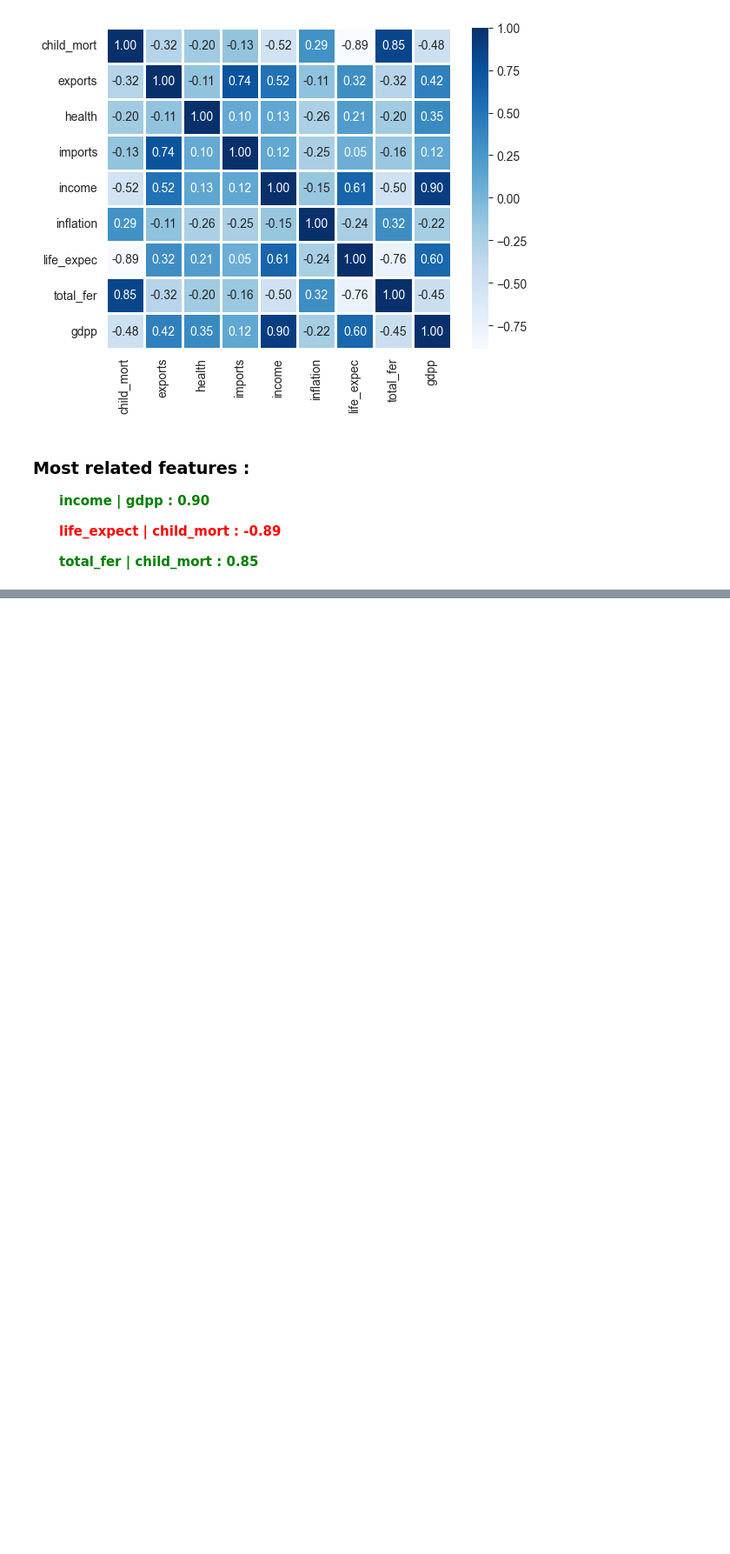
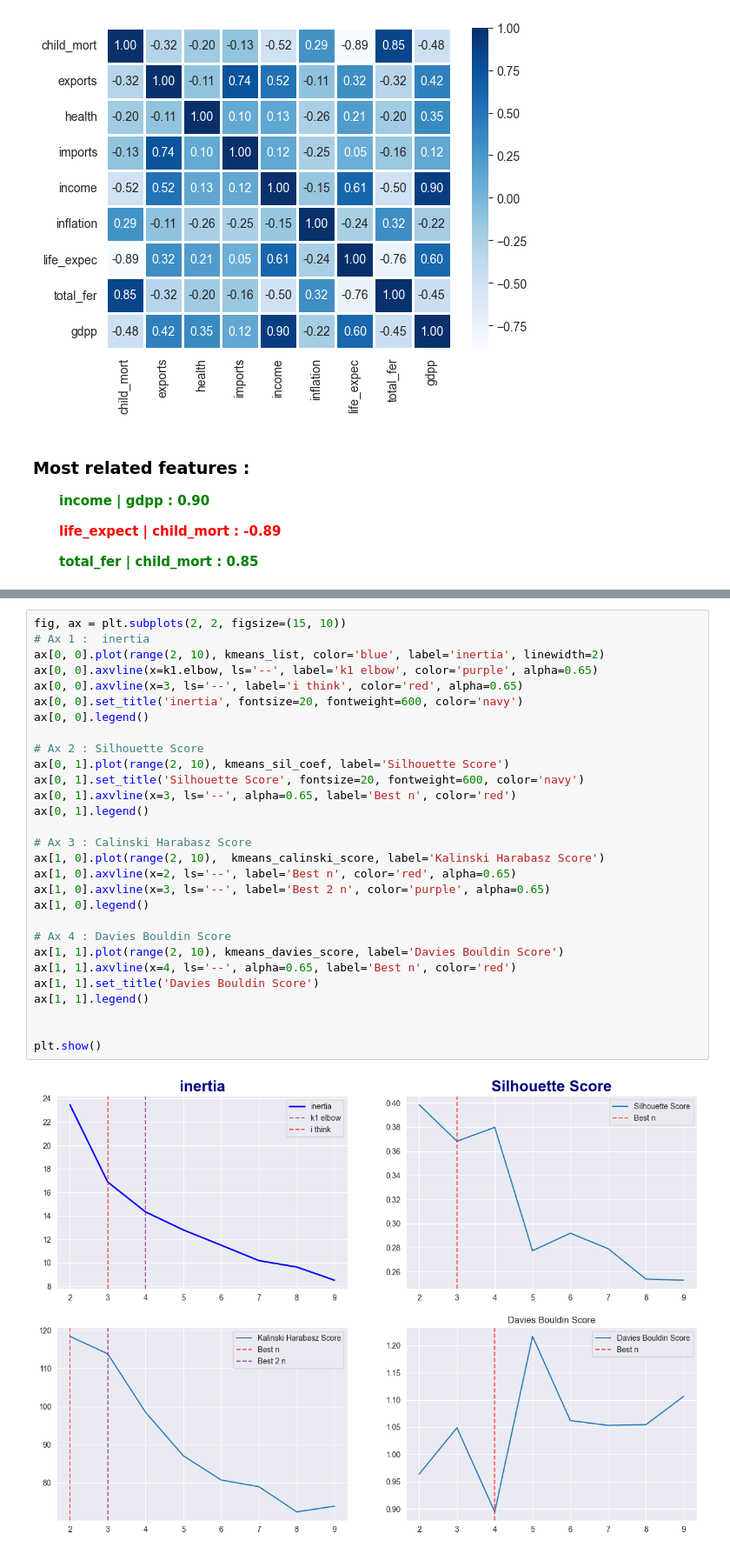
Before and after one commit to NimaPourmoradi/PCA_Country_Data_Version2, a Jupyter notebook: Country_data_Version2.ipynb, the cells around one changed output, grey strips where cells are left out. Shown at 87% size. Cells and saved outputs as stored; diff of their text form; blank space fills up the shorter version.

```diff
--- a/Country_data_Version2.ipynb
+++ b/Country_data_Version2.ipynb
@@ -146,0 +265,31 @@ plt.show()
+# %%
+fig, ax = plt.subplots(2, 2, figsize=(15, 10))
+# Ax 1 :  inertia
+ax[0, 0].plot(range(2, 10), kmeans_list, color='blue', label='inertia', linewidth=2)
+ax[0, 0].axvline(x=k1.elbow, ls='--', label='k1 elbow', color='purple', alpha=0.65)
+ax[0, 0].axvline(x=3, ls='--', label='i think', color='red', alpha=0.65)
+ax[0, 0].set_title('inertia', fontsize=20, fontweight=600, color='navy')
+ax[0, 0].legend()
+
+# Ax 2 : Silhouette Score
+ax[0, 1].plot(range(2, 10), kmeans_sil_coef, label='Silhouette Score')
+ax[0, 1].set_title('Silhouette Score', fontsize=20, fontweight=600, color='navy')
+ax[0, 1].axvline(x=3, ls='--', alpha=0.65, label='Best n', color='red')
+ax[0, 1].legend()
+
+# Ax 3 : Calinski Harabasz Score
+ax[1, 0].plot(range(2, 10),  kmeans_calinski_score, label='Kalinski Harabasz Score')
+ax[1, 0].axvline(x=2, ls='--', label='Best n', color='red', alpha=0.65)
+ax[1, 0].axvline(x=3, ls='--', label='Best 2 n', color='purple', alpha=0.65)
+ax[1, 0].legend()
+
+# Ax 4 : Davies Bouldin Score
+ax[1, 1].plot(range(2, 10), kmeans_davies_score, label='Davies Bouldin Score')
+ax[1, 1].axvline(x=4, ls='--', alpha=0.65, label='Best n', color='red')
+ax[1, 1].set_title('Davies Bouldin Score')
+ax[1, 1].legend()
+
+
+plt.show()
+# %% [output]
+[figure, added]
```
Also changed, not shown: parts of 27 cells of this notebook.
